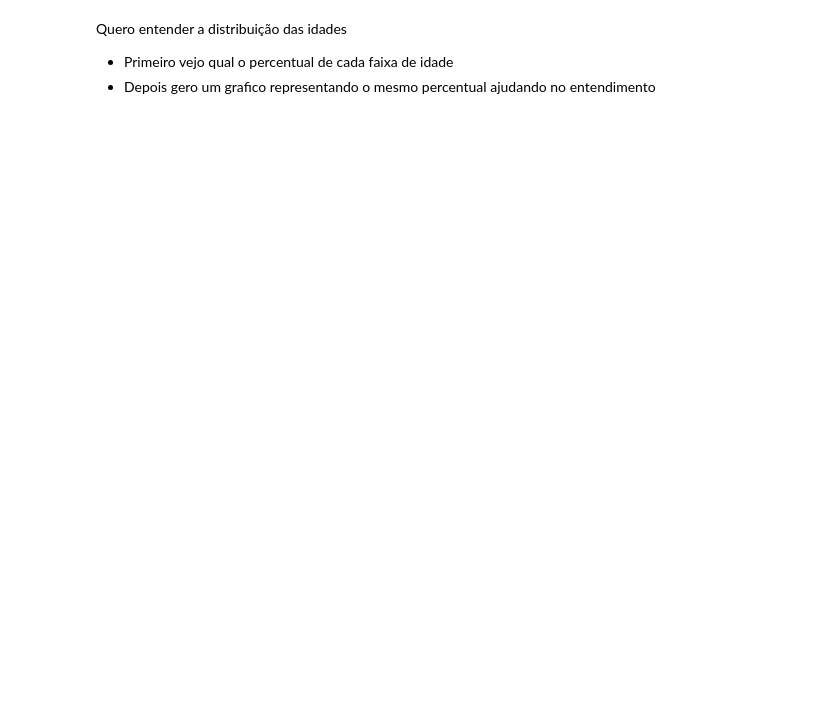
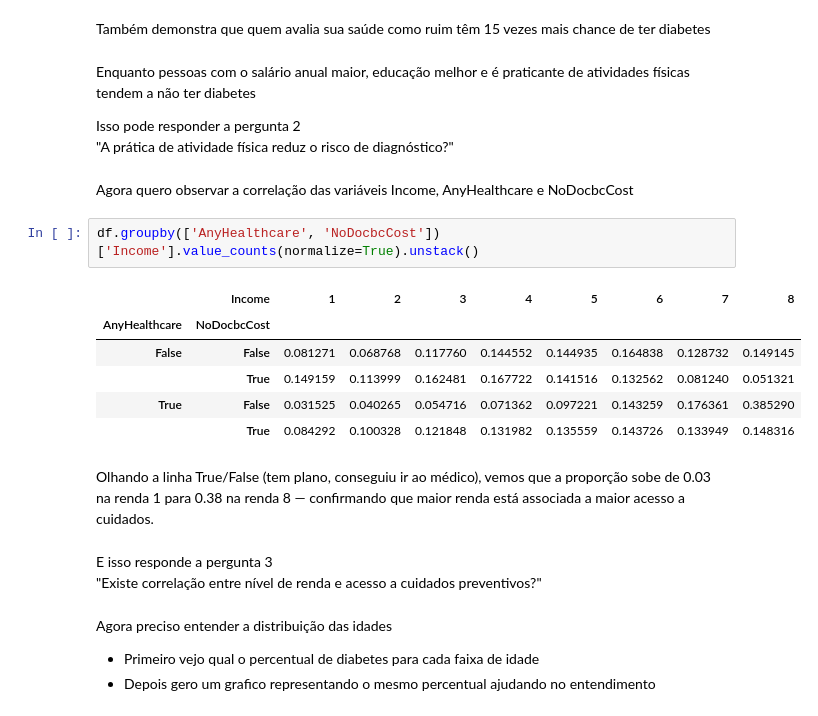
Before and after one commit to Ejurevics/diabetes-analysis, a Jupyter notebook: 02_notebooks/02_eda.ipynb, the cells around one changed output. Saved outputs shown, nothing was run; the diff lists cells and outputs as text; blank space fills up the shorter version.

```diff
--- a/02_notebooks/02_eda.ipynb
+++ b/02_notebooks/02_eda.ipynb
@@ -18,5 +167,28 @@ df.describe()
+# %% [markdown]
+Também demonstra que quem avalia sua saúde como ruim têm 15 vezes mais chance de ter diabetes
+# %% [markdown]
+Enquanto pessoas com o salário anual maior, educação melhor e é praticante de atividades físicas tendem a não ter diabetes
+
+Isso pode responder a pergunta 2
+"A prática de atividade física reduz o risco de diagnóstico?"
+# %% [markdown]
+Agora quero observar a correlação das variáveis Income, AnyHealthcare e NoDocbcCost
+# %%
+df.groupby(['AnyHealthcare', 'NoDocbcCost'])['Income'].value_counts(normalize=True).unstack()
+# %% [output]
+|  | Income | 1 | 2 | 3 | 4 | 5 | 6 | 7 | 8 |
+| AnyHealthcare | NoDocbcCost |  |  |  |  |  |  |  |  |
+| False | False | 0.081271 | 0.068768 | 0.117760 | 0.144552 | 0.144935 | 0.164838 | 0.128732 | 0.149145 |
+|  | True | 0.149159 | 0.113999 | 0.162481 | 0.167722 | 0.141516 | 0.132562 | 0.081240 | 0.051321 |
+| True | False | 0.031525 | 0.040265 | 0.054716 | 0.071362 | 0.097221 | 0.143259 | 0.176361 | 0.385290 |
+|  | True | 0.084292 | 0.100328 | 0.121848 | 0.131982 | 0.135559 | 0.143726 | 0.133949 | 0.148316 |
+# %% [markdown]
+Olhando a linha True/False (tem plano, conseguiu ir ao médico), vemos que a proporção sobe de 0.03 na renda 1 para 0.38 na renda 8 — confirmando que maior renda está associada a maior acesso a cuidados.
+# %% [markdown]
+E isso responde a pergunta 3
+"Existe correlação entre nível de renda e acesso a cuidados preventivos?"
 # %% [markdown]
-Quero entender a distribuição das idades
-- Primeiro vejo qual o percentual de cada faixa de idade
+Agora preciso entender a distribuição das idades
+- Primeiro vejo qual o percentual de diabetes para cada faixa de idade
 - Depois gero um grafico representando o mesmo percentual ajudando no entendimento
 # %%
```
Also changed, not shown: parts of 26 cells of this notebook.
